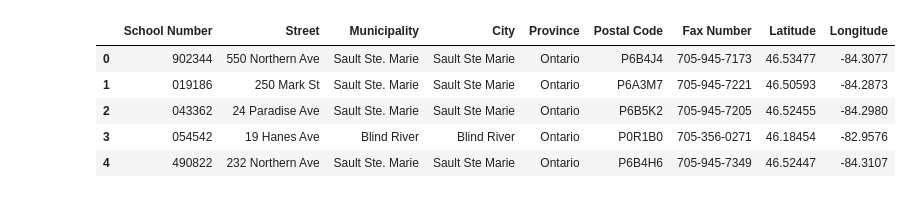
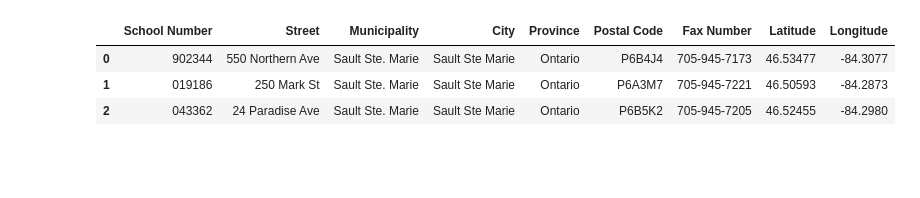
Before and after one commit to acedryden/school_research_project, a Jupyter notebook: Data Collection/Table_Preparation.ipynb, the cells around one changed output. Saved outputs shown, nothing was run; the diff lists cells and outputs as text; code cells hidden in the pictures; blank space fills up the shorter version.

```diff
--- a/Data Collection/Table_Preparation.ipynb
+++ b/Data Collection/Table_Preparation.ipynb
@@ -1,7 +1,7 @@
 # %%
 import pandas as pd
 # %%
-file_path = "School enrolment and demographics_2021_22.xlsx"
+file_path = "Resources/School_enrolment_and_demographics_2021_22.xlsx"
 # %%
 Schools_df = pd.read_excel(file_path)
 # %%
@@ -40,18 +38,16 @@ Index(['Board Number', 'Board Name', 'Board Type', 'School Number',
 # %%
 #School_Location Table
 
 School_location_Columns = ['School Number', 'Street', 'Municipality', 'City', 'Province', 'Postal Code', 'Fax Number', 'Latitude', 'Longitude']
 
 School_location_df = Schools_df[School_location_Columns]
 
-School_location_df.head()
+School_location_df.head(3)
 # %% [output]
 |  | School Number | Street | Municipality | City | Province | Postal Code | Fax Number | Latitude | Longitude |
 | 0 | 902344 | 550 Northern Ave | Sault Ste. Marie | Sault Ste Marie | Ontario | P6B4J4 | 705-945-7173 | 46.53477 | -84.3077 |
 | 1 | 019186 | 250 Mark St | Sault Ste. Marie | Sault Ste Marie | Ontario | P6A3M7 | 705-945-7221 | 46.50593 | -84.2873 |
 | 2 | 043362 | 24 Paradise Ave | Sault Ste. Marie | Sault Ste Marie | Ontario | P6B5K2 | 705-945-7205 | 46.52455 | -84.2980 |
-| 3 | 054542 | 19 Hanes Ave | Blind River | Blind River | Ontario | P0R1B0 | 705-356-0271 | 46.18454 | -82.9576 |
-| 4 | 490822 | 232 Northern Ave | Sault Ste. Marie | Sault Ste Marie | Ontario | P6B4H6 | 705-945-7349 | 46.52447 | -84.3107 |
 # %%
 #Creating a CSV for the school location
 
```
Also changed, not shown: parts of 12 cells of this notebook, 9 other files.
